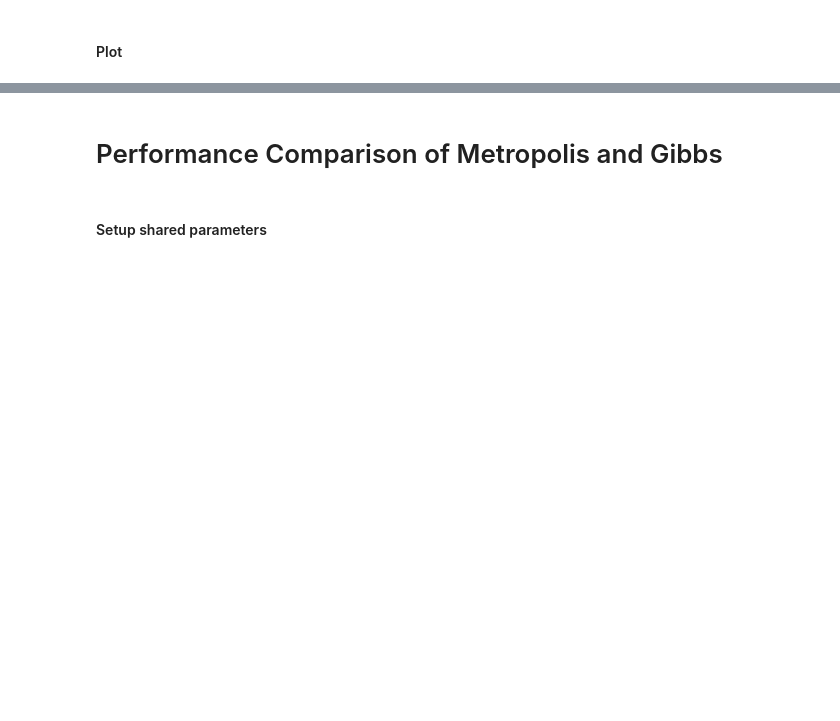
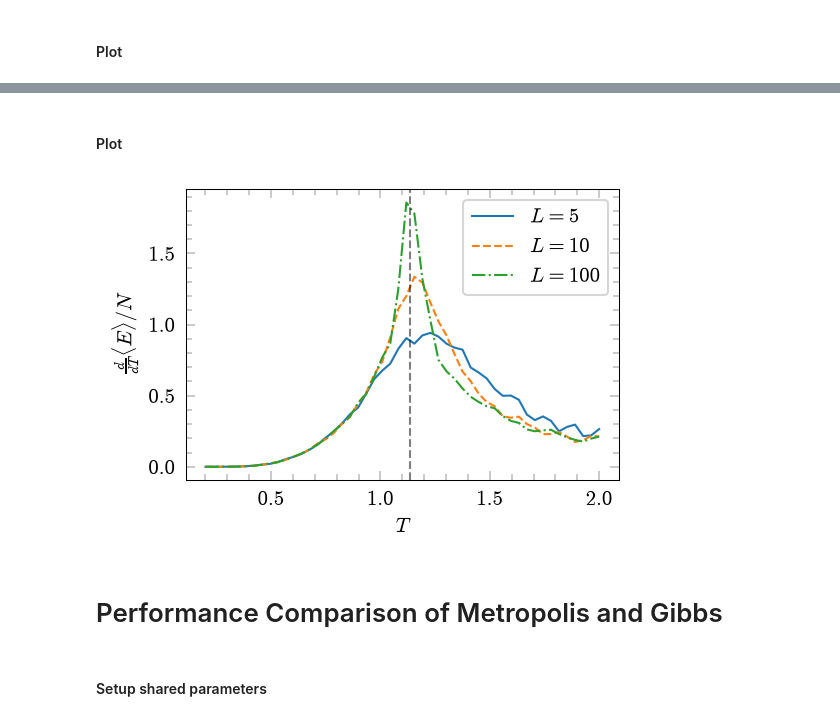
Before and after one commit to AndreaRaaschou/BERN01, a Jupyter notebook: potts_project/hugo/main.ipynb, the cells around one changed output, grey strips where cells are left out. Cells and saved outputs as stored; diff of their text form; code cells hidden in the pictures; blank space fills up the shorter version.

```diff
--- a/potts_project/hugo/main.ipynb
+++ b/potts_project/hugo/main.ipynb
@@ -141,0 +182,4 @@ plt.show()
+# %%
+mp = get_context("fork")
+with mp.Pool(len(L_list)) as pool:
+    results = list(pool.imap(get_mean_list, L_list))
@@ -142,3 +190,25 @@ plt.show()
+# %% [markdown]
+#### Plot
+# %%
+fig, ax = plt.subplots(1, 1, figsize=(3.5,2.5), dpi=150)
+
+from itertools import cycle
+lines = ["-","--","-.",":"]
+linecycler = cycle(lines)
+# ax.plot(T_range[1:-1], mu_dot_arr)
+for L, mu_list in zip(L_list, results):
+    mu_dot_arr = np.gradient(mu_list, T_range[1]-T_range[0])
+    ax.plot(T_range, mu_dot_arr, next(linecycler), label=rf"$L = {L}$")
+
+ax.axvline(x=critical_temp(q),c="black", ls='--', alpha=0.5)
+
+ax.set_xlabel(r"$T$")
+ax.set_ylabel(r"$\frac{d}{dT}\langle E \rangle / N$")
+ax.legend()
+plt.savefig(FIG_PATH + f"temperature_sweep_derivative.pdf", bbox_inches='tight', transparent=True, backend='pgf')
+fig.show()
+# %% [output]
+[figure, added]
 # %% [markdown]
 # Performance Comparison of Metropolis and Gibbs
 # %% [markdown]
```
Also changed, not shown: parts of 12 cells of this notebook, 2 other files.
